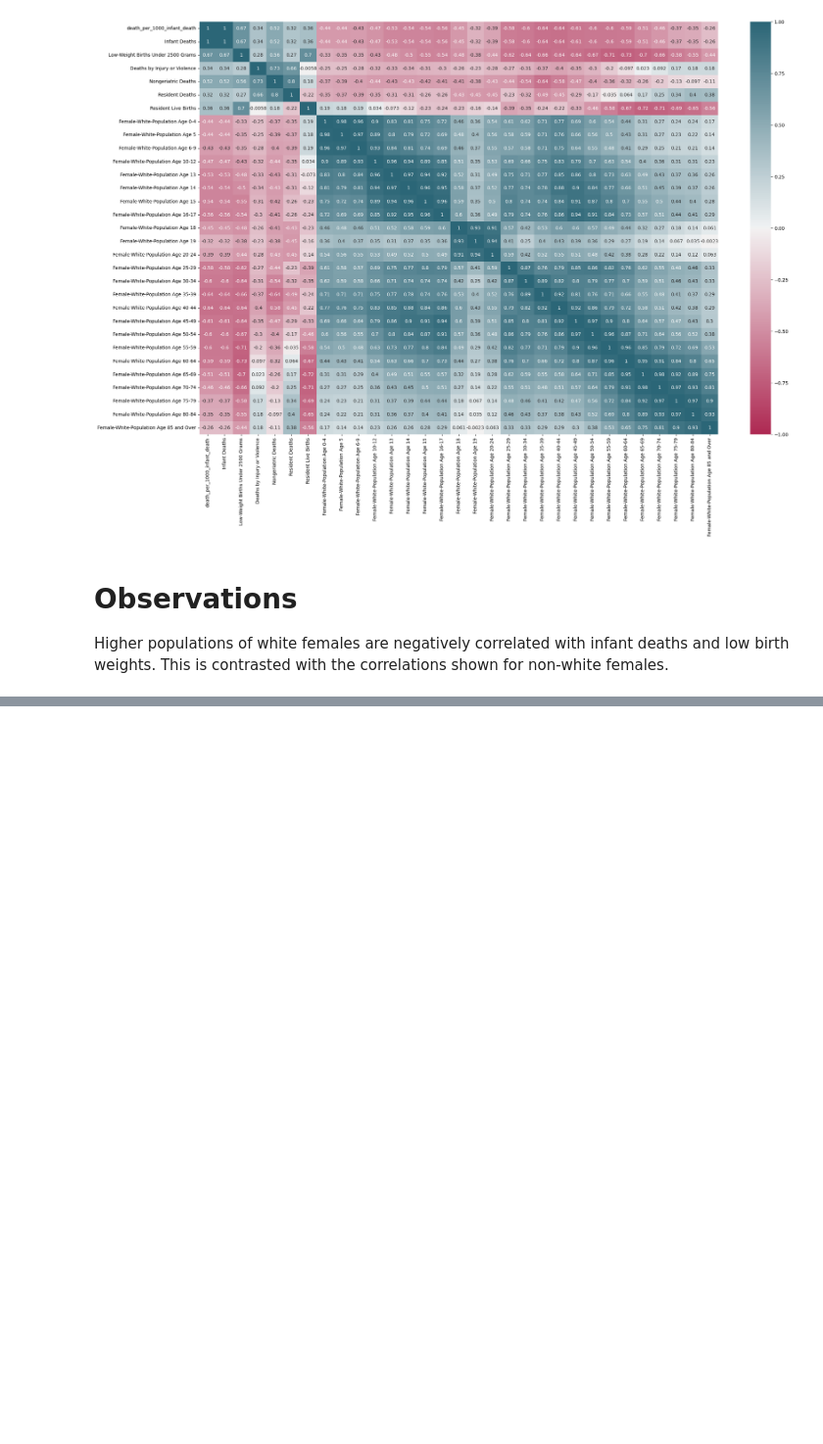
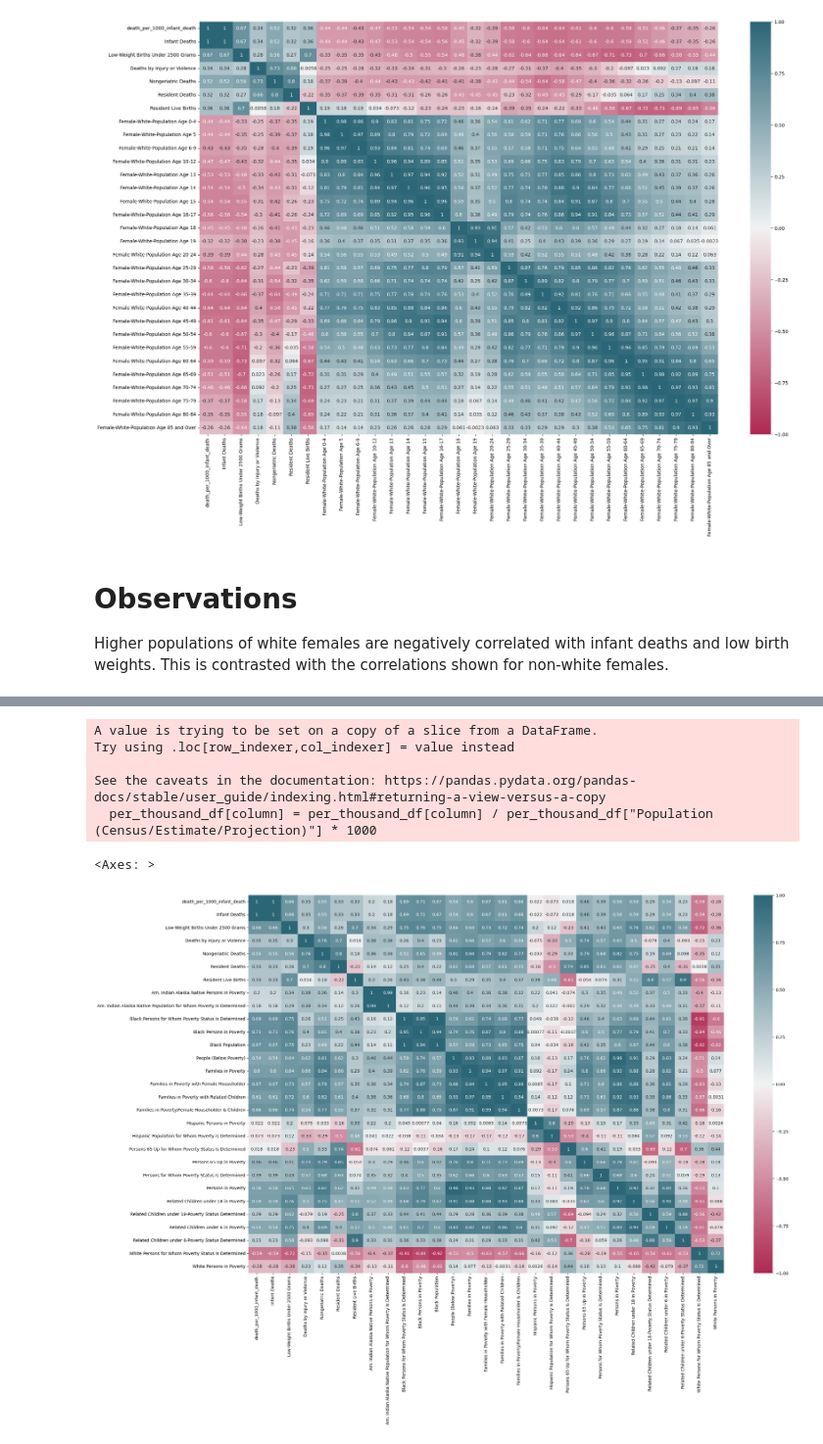
Before and after one commit to SwagmasterMatt/Public-Health-Exploratory-Analysis, a Jupyter notebook: data_exploration.ipynb, the cells around one changed output, grey strips where cells are left out. Shown at 98% size. Saved outputs shown, nothing was run; the diff lists cells and outputs as text; code cells hidden in the pictures; blank space fills up the shorter version.

```diff
--- a/data_exploration.ipynb
+++ b/data_exploration.ipynb
@@ -146,0 +149,29 @@ See the caveats in the documentation: https://pandas.pydata.org/pandas-docs/stab
+# %%
+# Heatmap comparing 'Poverty and Welfare' counts against 'Birth and Death Statistics'
+
+per_thousand_df = Master_NC_Dataframe[data_categories['not_per_1000']['Geographic and Census Data'] + ['death_per_1000_infant_death'] + data_categories['per_1000']['Birth and Death Statistics'] + data_categories['per_1000']['Education'] + data_categories['per_1000']['Employment and Unemployment'] + data_categories['per_1000']['Female_Other_Age'] + data_categories['per_1000']['Female_White_Age'] + data_categories['per_1000']['Healthcare Personnel and Facilities'] + data_categories['per_1000']['Income and Wages'] + data_categories['per_1000']['Life Events and Family Planning'] + data_categories['per_1000']['Male_Other_Age'] + data_categories['per_1000']['Male_White_Age'] + data_categories['per_1000']['Poverty and Welfare'] + data_categories['per_1000']['Welfare and Social Security']]
+
+# Convert relevant columns to per-1000 counts.
+per_thousand_columns =  data_categories['per_1000']['Birth and Death Statistics'] + \
+                        data_categories['per_1000']['Poverty and Welfare']
+
+for column in per_thousand_columns:
+    per_thousand_df[column] = per_thousand_df[column] / per_thousand_df["Population (Census/Estimate/Projection)"] * 1000
+
+
+per_thousand_df = per_thousand_df[["County"] + ["death_per_1000_infant_death"]+ per_thousand_columns]
+
+# Remove rows contain values equal to 0.
+per_thousand_df_no_zeros = per_thousand_df[(per_thousand_df != 0 ).all(axis=1)]
+
+# Generate heat map.
+plt.figure(figsize=(25,16))
+sns.heatmap(per_thousand_df_no_zeros.corr(), vmin=-1, vmax = 1, annot=True,  cmap=sns.diverging_palette(0, 220, s=80, l=40, as_cmap = True))
+# %% [output]
+A value is trying to be set on a copy of a slice from a DataFrame.
+Try using .loc[row_indexer,col_indexer] = value instead
+
+See the caveats in the documentation: https://pandas.pydata.org/pandas-docs/stable/user_guide/indexing.html#returning-a-view-versus-a-copy
+  per_thousand_df[column] = per_thousand_df[column] / per_thousand_df["Population (Census/Estimate/Projection)"] * 1000
+<Axes: >
+[figure, added]
```
Also changed, not shown: parts of 3 cells of this notebook.
